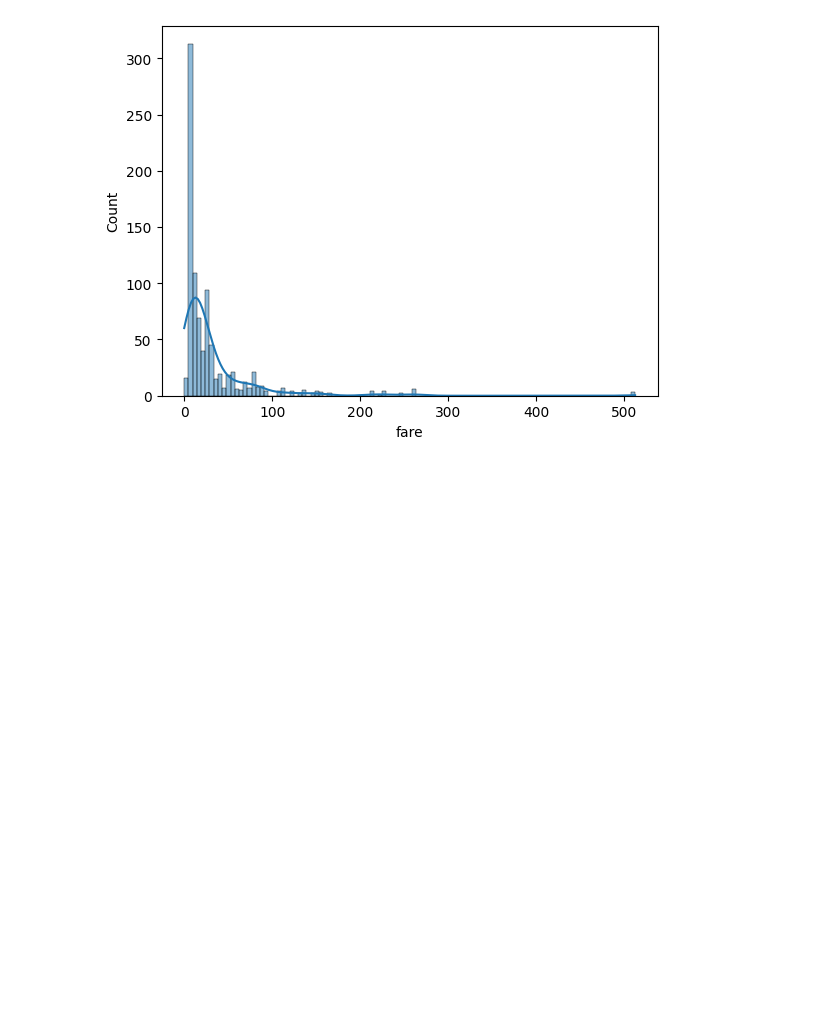
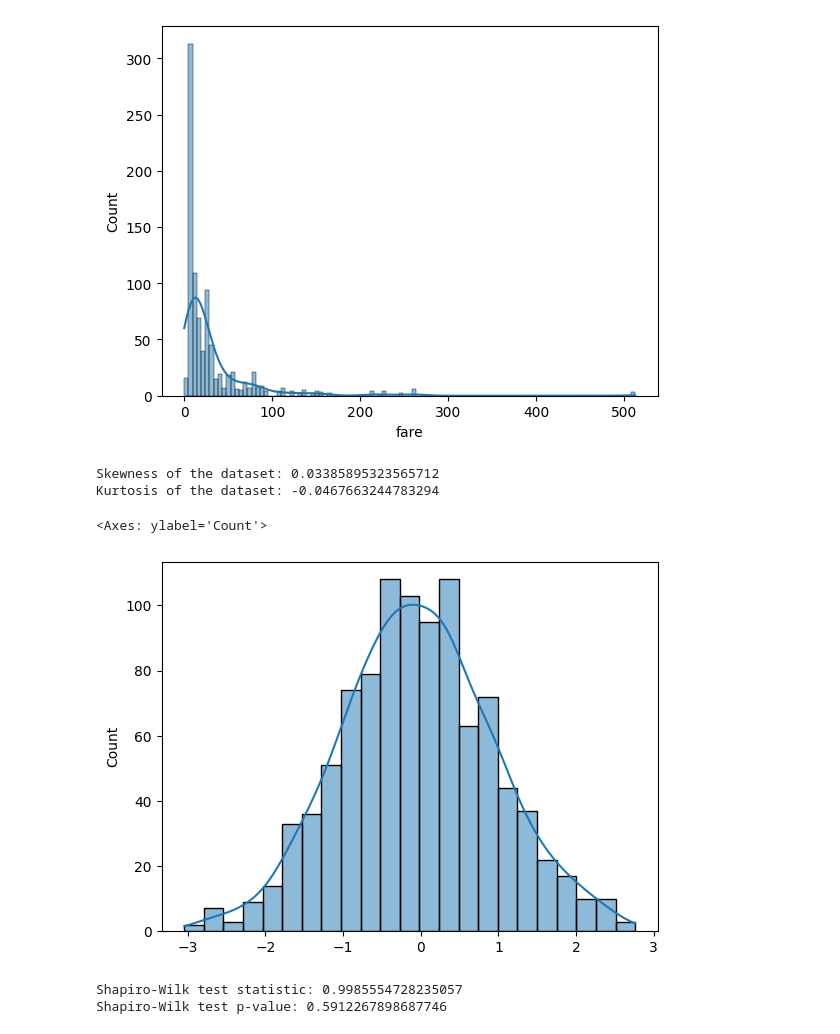
Before and after one commit to Saifullah785/statistics-for-data-science-journey, a Jupyter notebook: Lecture_02_Distribution/Lecture_02_Distribution.ipynb, the cells around one changed output. Drawn from its saved outputs; the diff is of its cells as text; code cells hidden in the pictures; blank space fills up the shorter version.

```diff
--- a/Lecture_02_Distribution/Lecture_02_Distribution.ipynb
+++ b/Lecture_02_Distribution/Lecture_02_Distribution.ipynb
@@ -145,3 +145,23 @@ sns.histplot(df_01, x = 'fare', kde=True)
 # %% [output]
 <Axes: xlabel='fare', ylabel='Count'>
 [figure]
+# %%
+import numpy as np
+from scipy.stats import skew, kurtosis
+
+np.random.seed(0)
+data = np.random.normal(0, 1, 1000)
+
+data_skewness = skew(data)
+data_kurtosis = kurtosis(data, fisher=True)
+
+print(f"Skewness of the dataset: {data_skewness}")
+print(f"Kurtosis of the dataset: {data_kurtosis}")
+# %% [output]
+Skewness of the dataset: 0.03385895323565712
+Kurtosis of the dataset: -0.0467663244783294
+# %%
+sns.histplot(data, kde=True)
+# %% [output]
+<Axes: ylabel='Count'>
+[figure, added]
@@ -147,0 +177,8 @@ sns.histplot(df_01, x = 'fare', kde=True)
+# %%
+# shapiro wilk test to test the normality of the data
+stats.shapiro(data)
+print(f"Shapiro-Wilk test statistic: {stats.shapiro(data)[0]}")
+print(f"Shapiro-Wilk test p-value: {stats.shapiro(data)[1]}")
+# %% [output]
+Shapiro-Wilk test statistic: 0.9985554728235057
+Shapiro-Wilk test p-value: 0.5912267898687746
```
Also changed, not shown: parts of 1 cell of this notebook.
